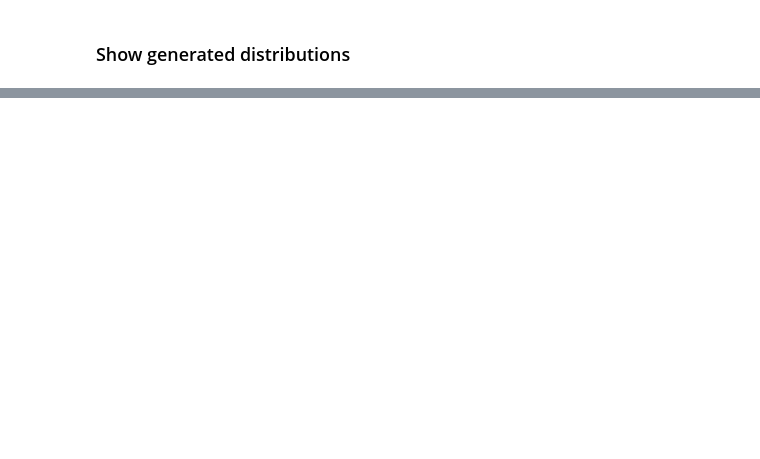
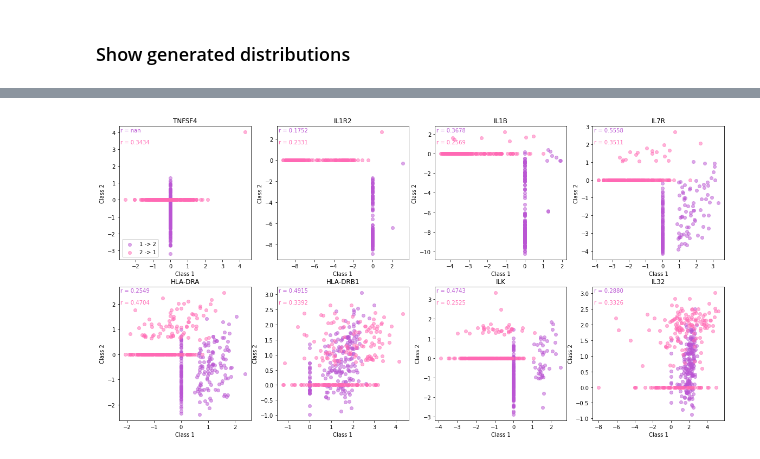
Before and after one commit to Genentech/branched-diffusion, a Jupyter notebook: notebooks/continuous_branched_scrna_covid_flu.ipynb, the cells around one changed output, grey strips where cells are left out. Cells and saved outputs as stored; diff of their text form; code cells hidden in the pictures; blank space fills up the shorter version.

```diff
--- a/notebooks/continuous_branched_scrna_covid_flu.ipynb
+++ b/notebooks/continuous_branched_scrna_covid_flu.ipynb
@@ -209,3 +187,8 @@ Epoch 11 average Loss: 39.50
+# %%
+model = model_util.load_model(
+    scrna_ae.MultitaskResNet,
+    "/gstore/data/resbioai/tsenga5/branched_diffusion/models/trained_models/scrna_covid_flu_continuous_allcells/7/last_ckpt.pth"
+).to(DEVICE)
 # %% [markdown]
 ### Show generated distributions
 # %%
@@ -461,0 +400,48 @@ plt.show()
+# %%
+# Find genes where:
+# 1) The correlation of before vs after transmutation is high
+num_to_plot = 20
+
+mean_corrs = np.mean(np.stack([corrs_1_to_2, corrs_2_to_1], axis=1), axis=1)
+feature_inds = np.flip(np.argsort(mean_corrs))
+feature_inds = feature_inds[np.isfinite(mean_corrs[feature_inds])]
+feature_inds = feature_inds[:num_to_plot]
+
+# feature_inds = [np.where(gene_names == gene)[0][0] for gene in genes_of_interest if gene in gene_names]
+gene_match = lambda n: n.startswith("IL") or n.startswith("HLA") or n.startswith("TNF")
+feature_inds = [i for i in range(len(gene_names)) if gene_match(gene_names[i])]
+num_to_plot = len(feature_inds)
+
+num_cols = 4
+num_rows = int(np.ceil(num_to_plot / num_cols))
+
+# Plot correlations
+fig, ax = plt.subplots(ncols=num_cols, nrows=num_rows, figsize=(num_cols * 5, num_rows * 5))
+for i, f_i in enumerate(feature_inds):
+    r, c = i // num_cols, i % num_cols
+
+    before_1_to_2_vals, after_1_to_2_vals = before_1_to_2[:, f_i], after_1_to_2[:, f_i]
+    before_2_to_1_vals, after_2_to_1_vals = before_2_to_1[:, f_i], after_2_to_1[:, f_i]
+
+    ax[r][c].scatter(before_1_to_2_vals, after_1_to_2_vals, alpha=0.5, color="mediumorchid", label=("%d -> %d" % (class_1, class_2)))
+    ax[r][c].scatter(after_2_to_1_vals, before_2_to_1_vals, alpha=0.5, color="hotpink", label=("%d -> %d" % (class_2, class_1)))
+
+    corr_1_to_2 = scipy.stats.pearsonr(before_1_to_2_vals, after_1_to_2_vals)[0]
+    corr_2_to_1 = scipy.stats.pearsonr(before_2_to_1_vals, after_2_to_1_vals)[0]
+
+    ax[r][c].text(
+        0.01, 0.99, "r = %.4f" % corr_1_to_2,
+        ha="left", va="top", transform=ax[r][c].transAxes, color="mediumorchid"
+    )
+    ax[r][c].text(
+        0.01, 0.90, "r = %.4f" % corr_2_to_1,
+        ha="left", va="top", transform=ax[r][c].transAxes, color="hotpink"
+    )
+
+    ax[r][c].set_xlabel("Class %d" % class_1)
+    ax[r][c].set_ylabel("Class %d" % class_2)
+    ax[r][c].set_title(gene_names[f_i])
+ax[0][0].legend(loc="lower left")
+plt.show()
+# %% [output]
+[figure, added]
```
Also changed, not shown: parts of 16 cells of this notebook.
